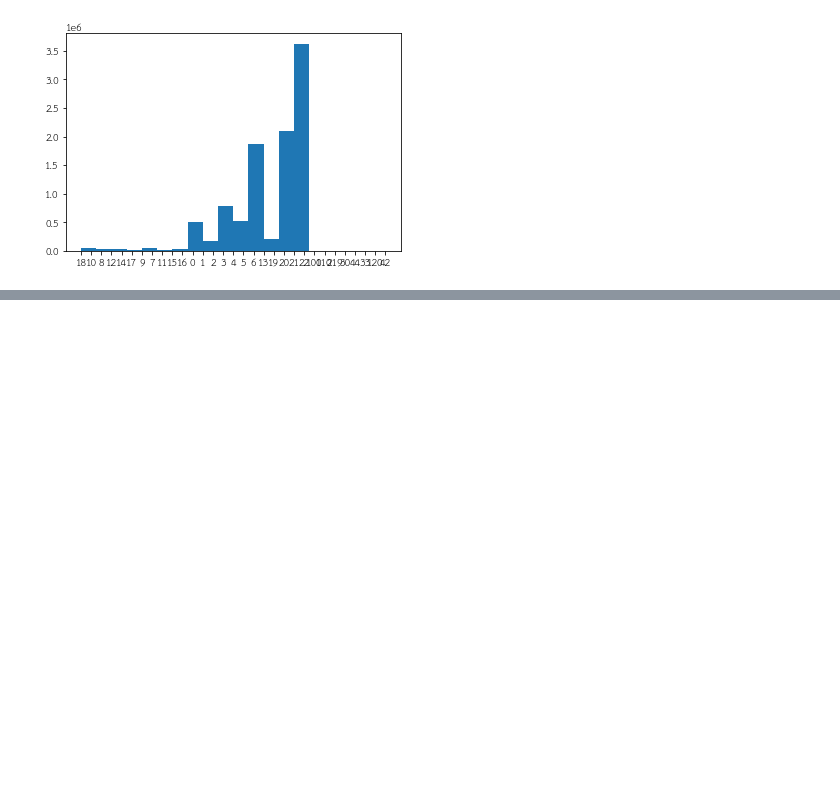
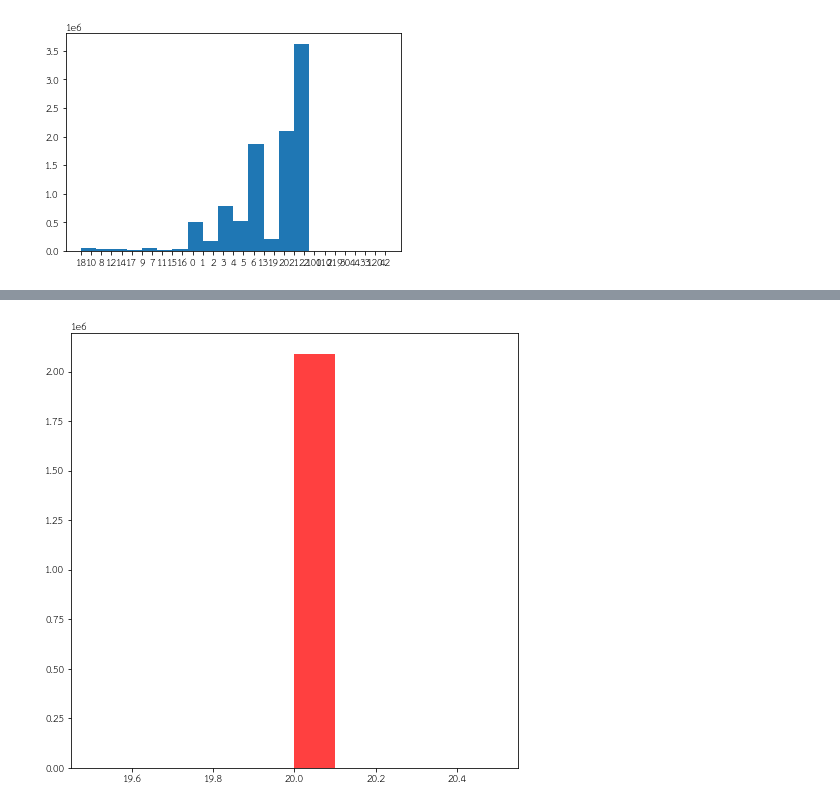
Before and after one commit to PondKann/data_viz, a Jupyter notebook: Visualize_Data_Comparison.ipynb, the cells around one changed output, grey strips where cells are left out. Drawn from its saved outputs; the diff is of its cells as text; code cells hidden in the pictures; blank space fills up the shorter version.

```diff
--- a/Visualize_Data_Comparison.ipynb
+++ b/Visualize_Data_Comparison.ipynb
@@ -255,0 +335,4 @@ output2 = plt.hist(A, 20);
+# %%
+output3 = plt.hist(new_type_20, 10,  facecolor='red', alpha=0.75);
+# %% [output]
+[figure, added]
```
Also changed, not shown: parts of 34 cells of this notebook.
